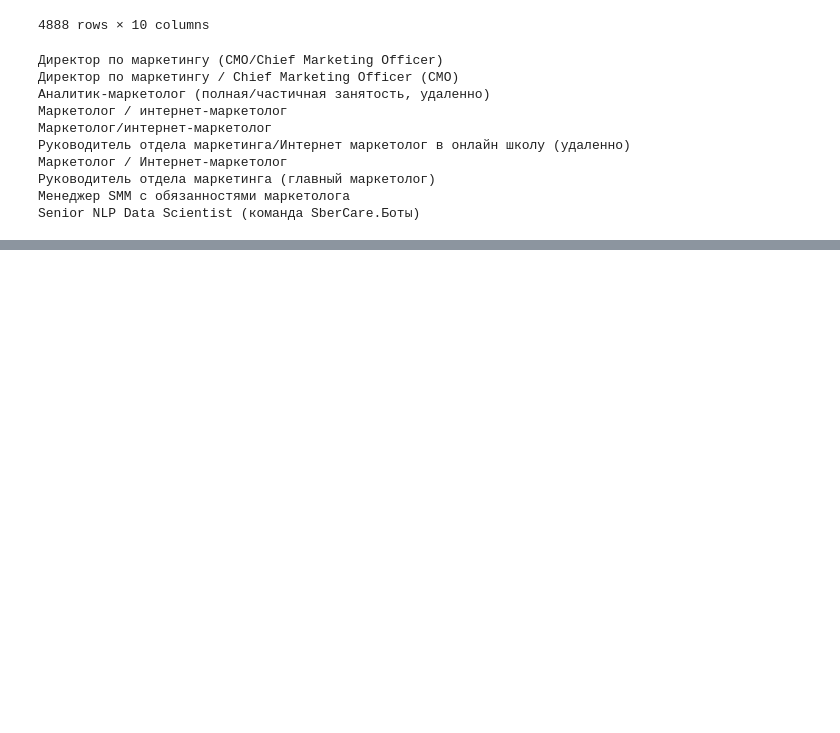
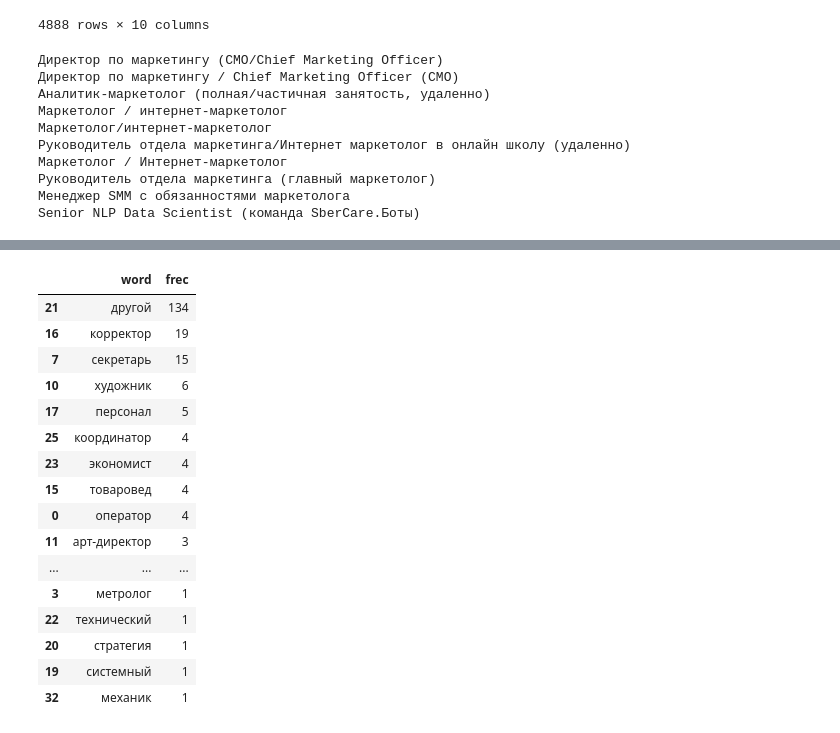
Before and after one commit to Vladislav-Dziuba/Dziuba_portfolio, a Jupyter notebook: api_work/Закачака вакансий и статистики.ipynb, the cells around one changed output, grey strips where cells are left out. Cells and saved outputs as stored; diff of their text form; code cells hidden in the pictures; blank space fills up the shorter version.

```diff
--- a/api_work/Закачака вакансий и статистики.ipynb
+++ b/api_work/Закачака вакансий и статистики.ipynb
@@ -395,0 +535,4 @@ Senior NLP Data Scientist (команда SberCare.Боты)
+# %%
+strangers_vacancys = pd.DataFrame()
+for i in data['professional_roles'].value_counts(normalize=True).keys()[6:]:
+    strangers_vacancys = pd.concat([strangers_vacancys,data[data['professional_roles']==i].iloc[:1]])
@@ -417,0 +600,3 @@ freq_dict.most_common(10)
+# %%
+set_name = set(corpus_name)
+set_roles = set(corpus_roles)
@@ -418,3 +644,30 @@ freq_dict.most_common(10)
+# %%
+# есть в роли, но нет во названии
+in_roles_not_in_name = list(set_roles.difference(set_name))
+frec = []
+name_ = []
+for i in in_roles_not_in_name:
+    name_.append(i)
+    frec.append(freq_dict_roles[i])
+pd.DataFrame({'word':name_,'frec':frec}).sort_values('frec',ascending=False)
+# %% [output]
+|  | word | frec |
+| 21 | другой | 134 |
+| 16 | корректор | 19 |
+| 7 | секретарь | 15 |
+| 10 | художник | 6 |
+| 17 | персонал | 5 |
+| 25 | координатор | 4 |
+| 23 | экономист | 4 |
+| 15 | товаровед | 4 |
+| 0 | оператор | 4 |
+| 11 | арт-директор | 3 |
+| ... | ... | ... |
+| 3 | метролог | 1 |
+| 22 | технический | 1 |
+| 20 | стратегия | 1 |
+| 19 | системный | 1 |
+| 32 | механик | 1 |
 # %%
 freq_dict = Counter(ngrams(corpus, 2))
 
```
Also changed, not shown: parts of 30 cells of this notebook.
